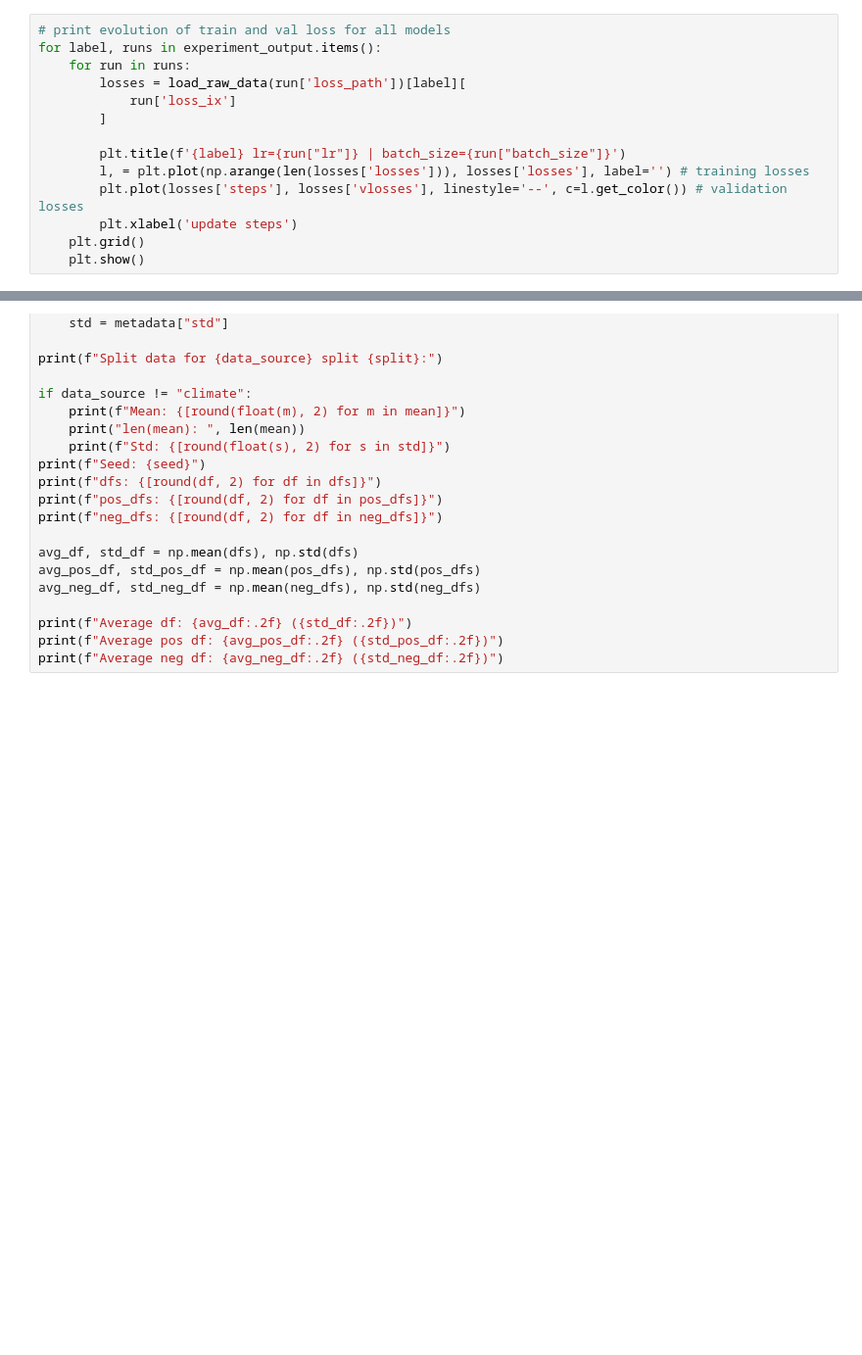
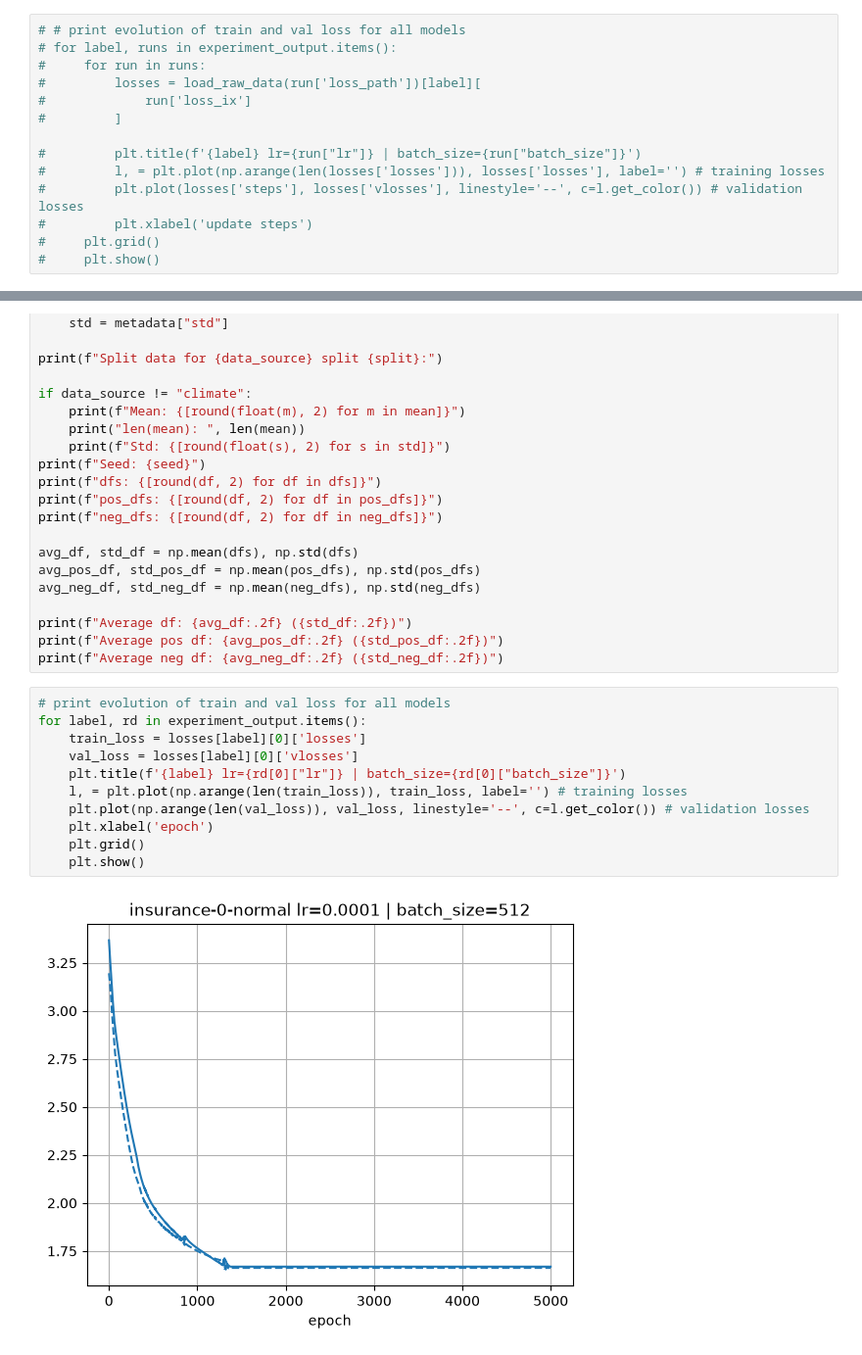
Before and after one commit to Lukas2412/tailnflows, a Jupyter notebook: experiments/density_estimation_real_data/results_analysis.ipynb, the cells around one changed output, grey strips where cells are left out. Shown at 98% size. Saved outputs shown, nothing was run; the diff lists cells and outputs as text; blank space fills up the shorter version.

Commit message:
implement simpler train function

```diff
--- a/experiments/density_estimation_real_data/results_analysis.ipynb
+++ b/experiments/density_estimation_real_data/results_analysis.ipynb
@@ -171,19 +163,19 @@ target_samps = x_tst.to(torch.float32)
 plot_rand_proj_stats(target_samps, synth_samps, label=f"{experiment_name}_{data_source}_{split}")
 print(f"Saved plots for {data_source} data split {split} in plots.")
 # %%
-# print evolution of train and val loss for all models
-for label, runs in experiment_output.items():
-    for run in runs:
-        losses = load_raw_data(run['loss_path'])[label][
-            run['loss_ix']
-        ]
+# # print evolution of train and val loss for all models
+# for label, runs in experiment_output.items():
+#     for run in runs:
+#         losses = load_raw_data(run['loss_path'])[label][
+#             run['loss_ix']
+#         ]
 
-        plt.title(f'{label} lr={run["lr"]} | batch_size={run["batch_size"]}')
-        l, = plt.plot(np.arange(len(losses['losses'])), losses['losses'], label='') # training losses
-        plt.plot(losses['steps'], losses['vlosses'], linestyle='--', c=l.get_color()) # validation losses
-        plt.xlabel('update steps')
-    plt.grid()
-    plt.show()
+#         plt.title(f'{label} lr={run["lr"]} | batch_size={run["batch_size"]}')
+#         l, = plt.plot(np.arange(len(losses['losses'])), losses['losses'], label='') # training losses
+#         plt.plot(losses['steps'], losses['vlosses'], linestyle='--', c=l.get_color()) # validation losses
+#         plt.xlabel('update steps')
+#     plt.grid()
+#     plt.show()
 # %%
 # Inspect split data
 data_source = "insurance"
@@ -226,3 +218,16 @@ avg_neg_df, std_neg_df = np.mean(neg_dfs), np.std(neg_dfs)
 print(f"Average df: {avg_df:.2f} ({std_df:.2f})")
 print(f"Average pos df: {avg_pos_df:.2f} ({std_pos_df:.2f})")
 print(f"Average neg df: {avg_neg_df:.2f} ({std_neg_df:.2f})")
+# %%
+# print evolution of train and val loss for all models
+for label, rd in experiment_output.items():
+    train_loss = losses[label][0]['losses']
+    val_loss = losses[label][0]['vlosses']
+    plt.title(f'{label} lr={rd[0]["lr"]} | batch_size={rd[0]["batch_size"]}')
+    l, = plt.plot(np.arange(len(train_loss)), train_loss, label='') # training losses
+    plt.plot(np.arange(len(val_loss)), val_loss, linestyle='--', c=l.get_color()) # validation losses
+    plt.xlabel('epoch')
+    plt.grid()
+    plt.show()
+# %% [output]
+[figure, added]
```
Also changed, not shown: parts of 2 cells of this notebook, 2 other files.
